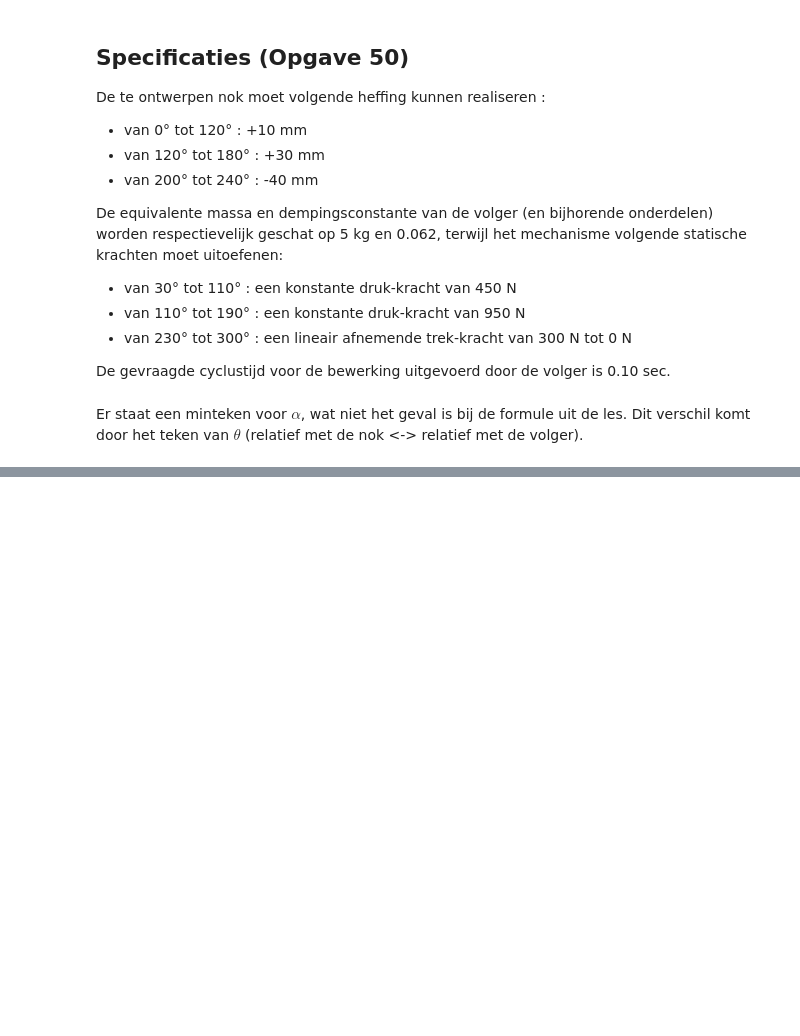
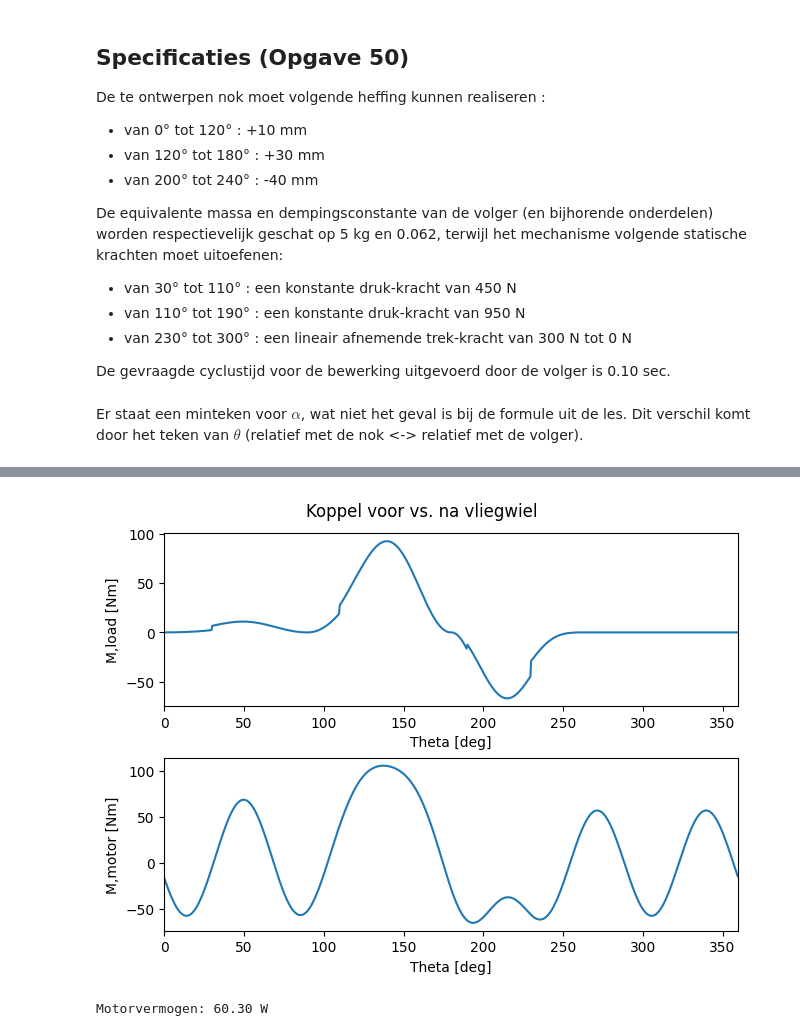
Before and after one commit to NelsonVerdurme/Beweging, a Jupyter notebook: Nokken/nokken.ipynb, the cells around one changed output, grey strips where cells are left out. Drawn from its saved outputs; the diff is of its cells as text; code cells hidden in the pictures; blank space fills up the shorter version.

```diff
--- a/Nokken/nokken.ipynb
+++ b/Nokken/nokken.ipynb
@@ -268,0 +278,7 @@ Average Power (based on torque): 20.83 W
+# %%
+M_A = torque_with_flywheel(I=1, K=10000000, motionlaw=motionlaw, load_torque=M_motor)
+plotForces(motionlaw.theta_deg, [M_motor, M_A], variable='Theta [deg]', labels=['M,load [Nm]', 'M,motor [Nm]'], title="Koppel voor vs. na vliegwiel")
+print("Motorvermogen: %.2f W" % (np.average(M_motor) * n*2*np.pi/60))
+# %% [output]
+[figure, added]
+Motorvermogen: 60.30 W
```
Also changed, not shown: parts of 4 cells of this notebook, 2 other files.
